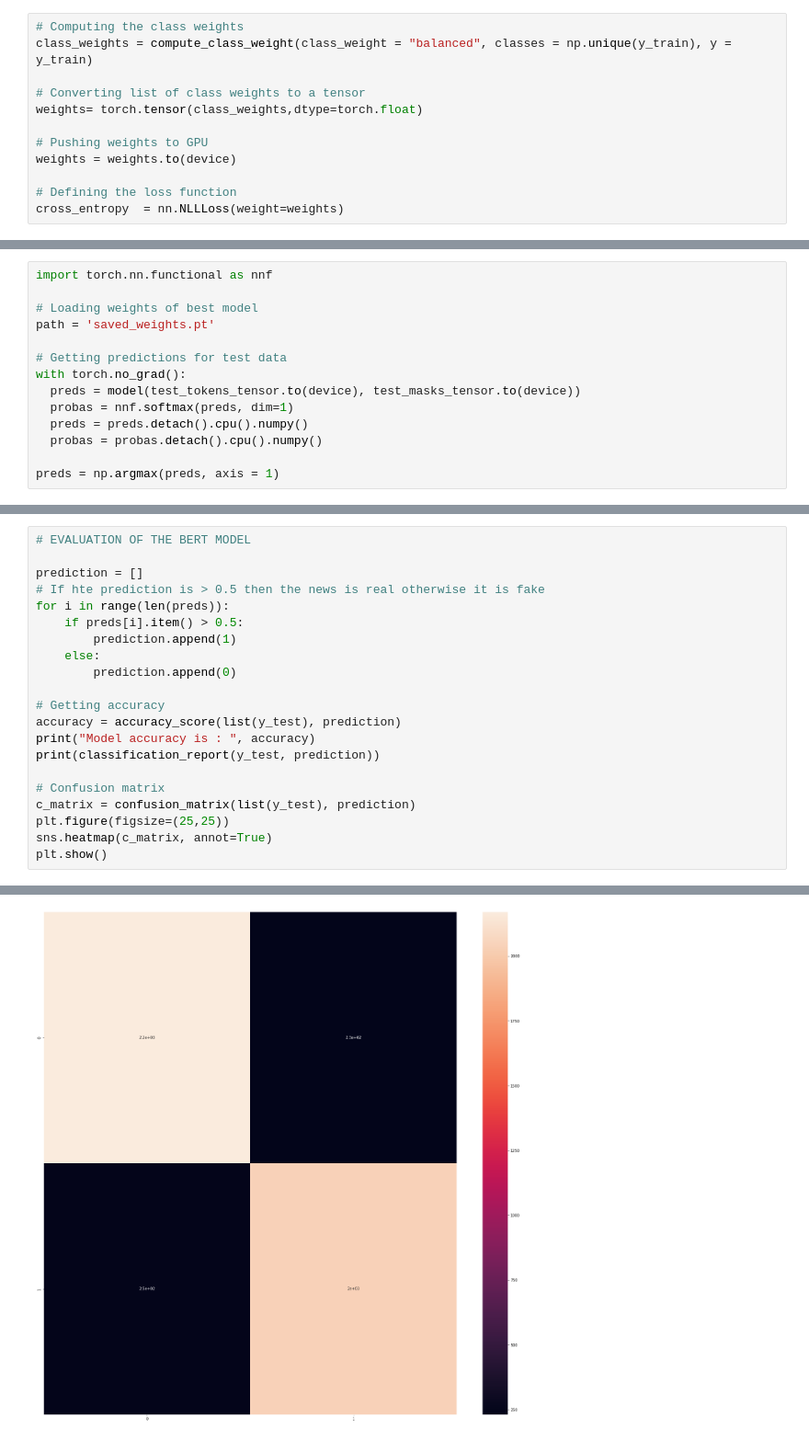
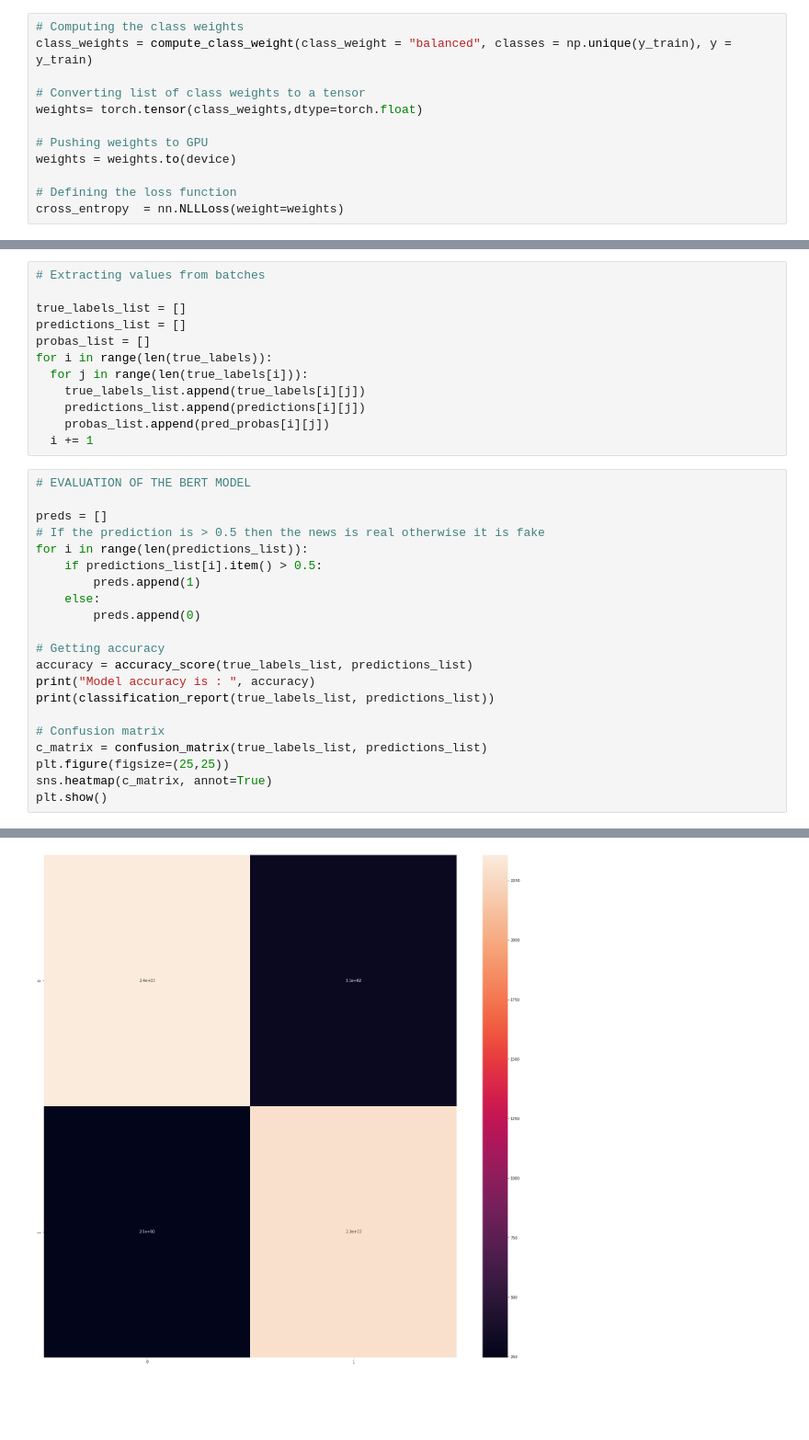
Before and after one commit to JuliaKulacz/Fake-News-Detection, a Jupyter notebook: BERT/bert.ipynb, the cells around one changed output, grey strips where cells are left out. Shown: that part at 92% size. Drawn from its saved outputs; the diff is of its cells as text; blank space fills up the shorter version.

```diff
--- a/BERT/bert.ipynb
+++ b/BERT/bert.ipynb
@@ -392,14 +388,0 @@ Validation Loss: -16.965
-# %%
-import torch.nn.functional as nnf
-
-# Loading weights of best model
-path = 'saved_weights.pt'
-
-# Getting predictions for test data
-with torch.no_grad():
-  preds = model(test_tokens_tensor.to(device), test_masks_tensor.to(device))
-  probas = nnf.softmax(preds, dim=1)
-  preds = preds.detach().cpu().numpy()
-  probas = probas.detach().cpu().numpy()
-
-preds = np.argmax(preds, axis = 1)
@@ -406,21 +424,33 @@ preds = np.argmax(preds, axis = 1)
+# %%
+# Extracting values from batches
+
+true_labels_list = []
+predictions_list = []
+probas_list = []
+for i in range(len(true_labels)):
+  for j in range(len(true_labels[i])):
+    true_labels_list.append(true_labels[i][j])
+    predictions_list.append(predictions[i][j])
+    probas_list.append(pred_probas[i][j])
+  i += 1
 # %%
 # EVALUATION OF THE BERT MODEL
 
-prediction = []
-# If hte prediction is > 0.5 then the news is real otherwise it is fake
-for i in range(len(preds)):
-    if preds[i].item() > 0.5:
-        prediction.append(1)
+preds = []
+# If the prediction is > 0.5 then the news is real otherwise it is fake
+for i in range(len(predictions_list)):
+    if predictions_list[i].item() > 0.5:
+        preds.append(1)
     else:
-        prediction.append(0)
+        preds.append(0)
 
 # Getting accuracy
-accuracy = accuracy_score(list(y_test), prediction)
+accuracy = accuracy_score(true_labels_list, predictions_list)
 print("Model accuracy is : ", accuracy)
-print(classification_report(y_test, prediction))
+print(classification_report(true_labels_list, predictions_list))
 
 # Confusion matrix
-c_matrix = confusion_matrix(list(y_test), prediction)
+c_matrix = confusion_matrix(true_labels_list, predictions_list)
 plt.figure(figsize=(25,25))
 sns.heatmap(c_matrix, annot=True)
 plt.show()
@@ -437,4 +467,4 @@ weighted avg       0.90      0.90      0.90      4688
-[figure, old version]
+[figure, new version]
 # %%
 #ROC-CURVE
 
```
Also changed, not shown: parts of 20 cells of this notebook.
